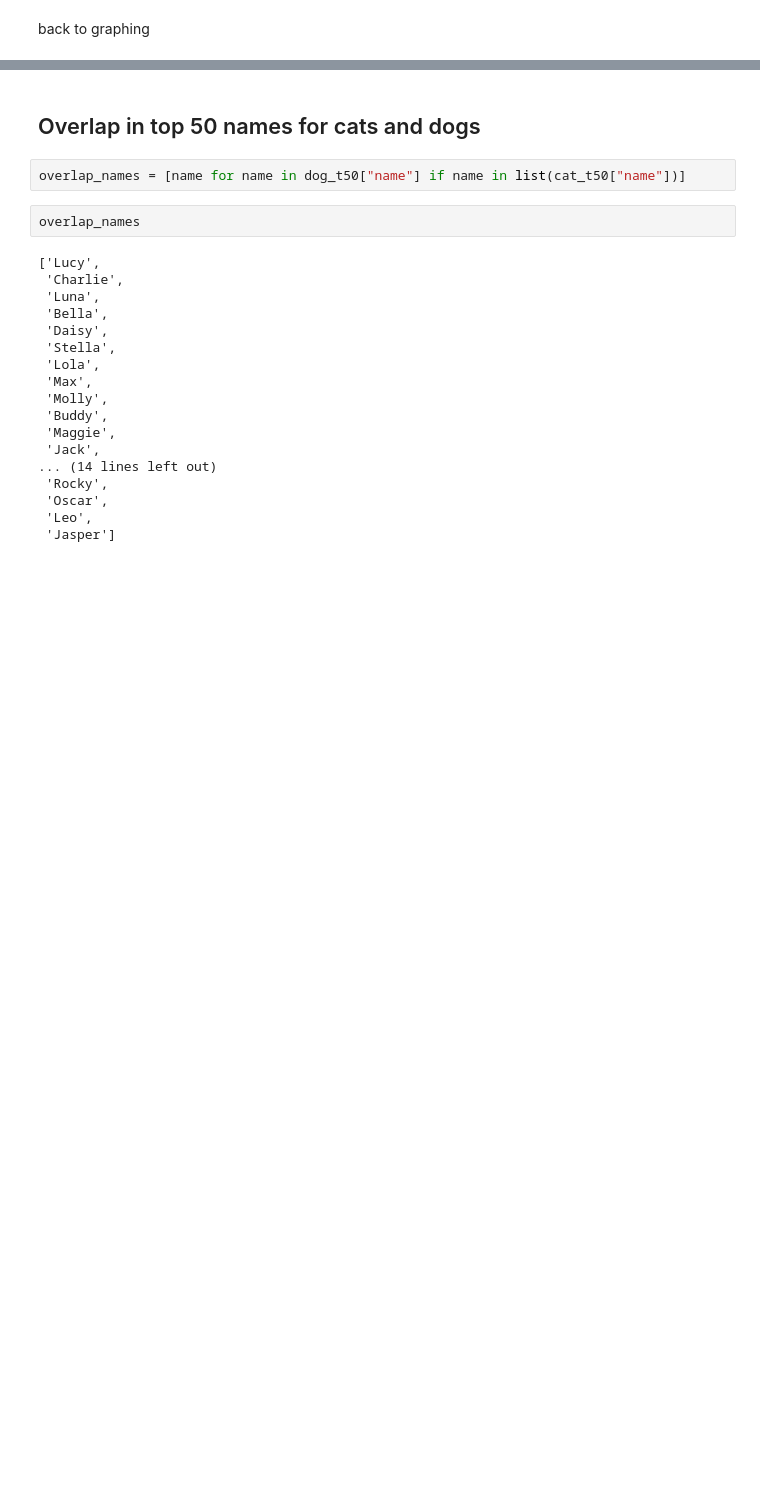
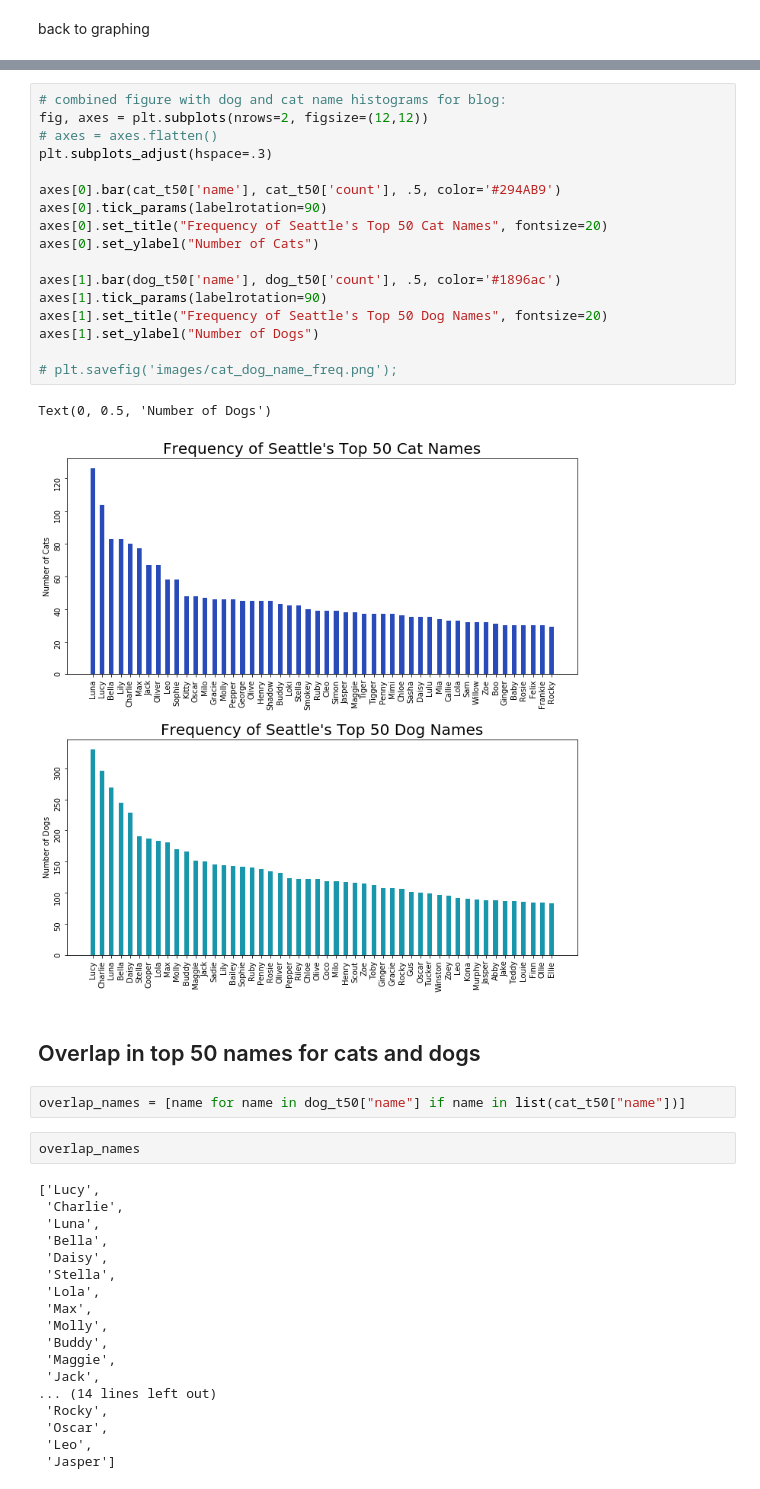
Before and after one commit to allisoncstafford/seattle-pet-names, a Jupyter notebook: pet_names.ipynb, the cells around one changed output, grey strips where cells are left out. Drawn from its saved outputs; the diff is of its cells as text; blank space fills up the shorter version.

```diff
--- a/pet_names.ipynb
+++ b/pet_names.ipynb
@@ -112,6 +98,26 @@ plt.xticks(rotation=90)
 ax.set_title("Frequency of Seattle's Top 50 Dog Names", fontsize=20);
 # %% [output]
 [figure]
+# %%
+# combined figure with dog and cat name histograms for blog:
+fig, axes = plt.subplots(nrows=2, figsize=(12,12))
+# axes = axes.flatten()
+plt.subplots_adjust(hspace=.3)
+
+axes[0].bar(cat_t50['name'], cat_t50['count'], .5, color='#294AB9')
+axes[0].tick_params(labelrotation=90)
+axes[0].set_title("Frequency of Seattle's Top 50 Cat Names", fontsize=20)
+axes[0].set_ylabel("Number of Cats")
+
+axes[1].bar(dog_t50['name'], dog_t50['count'], .5, color='#1896ac')
+axes[1].tick_params(labelrotation=90)
+axes[1].set_title("Frequency of Seattle's Top 50 Dog Names", fontsize=20)
+axes[1].set_ylabel("Number of Dogs")
+
+# plt.savefig('images/cat_dog_name_freq.png');
+# %% [output]
+Text(0, 0.5, 'Number of Dogs')
+[figure, added]
 # %% [markdown]
 ## Overlap in top 50 names for cats and dogs
 # %%
```
Also changed, not shown: parts of 30 cells of this notebook, 9 other files.
